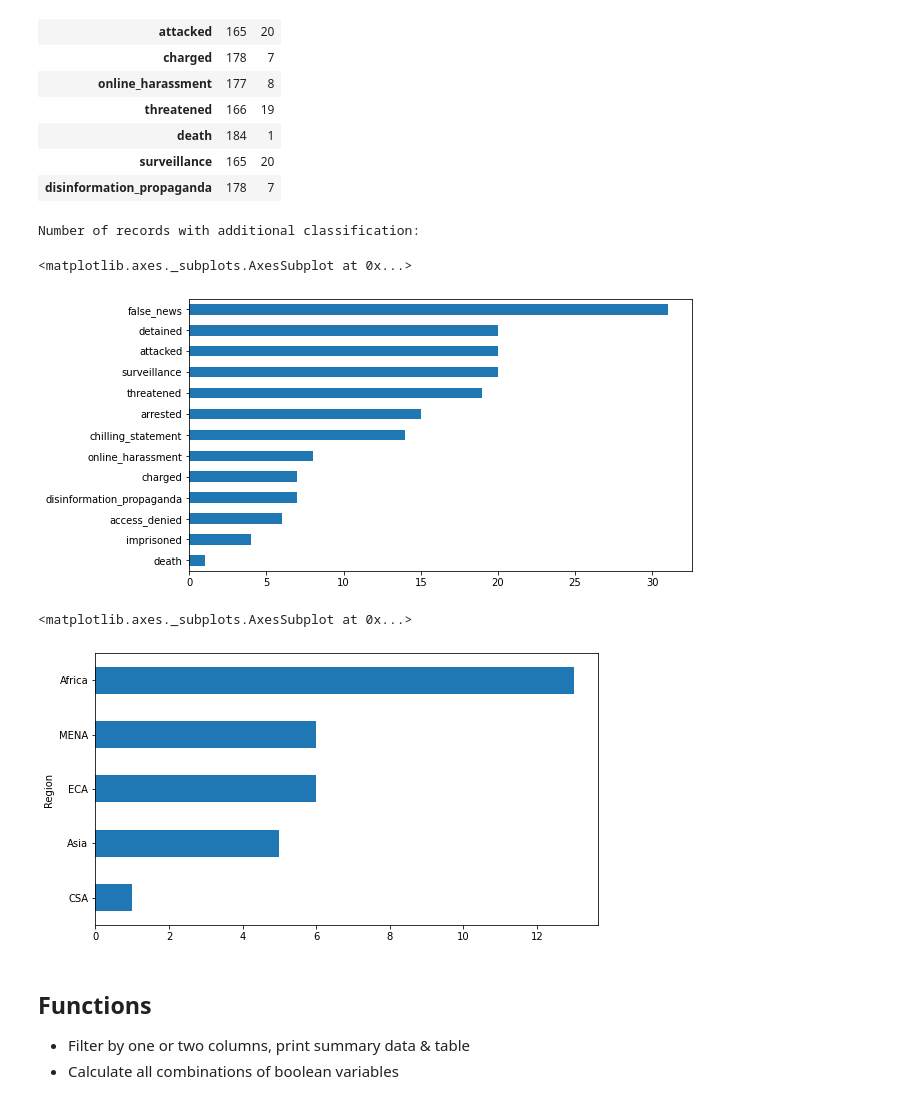
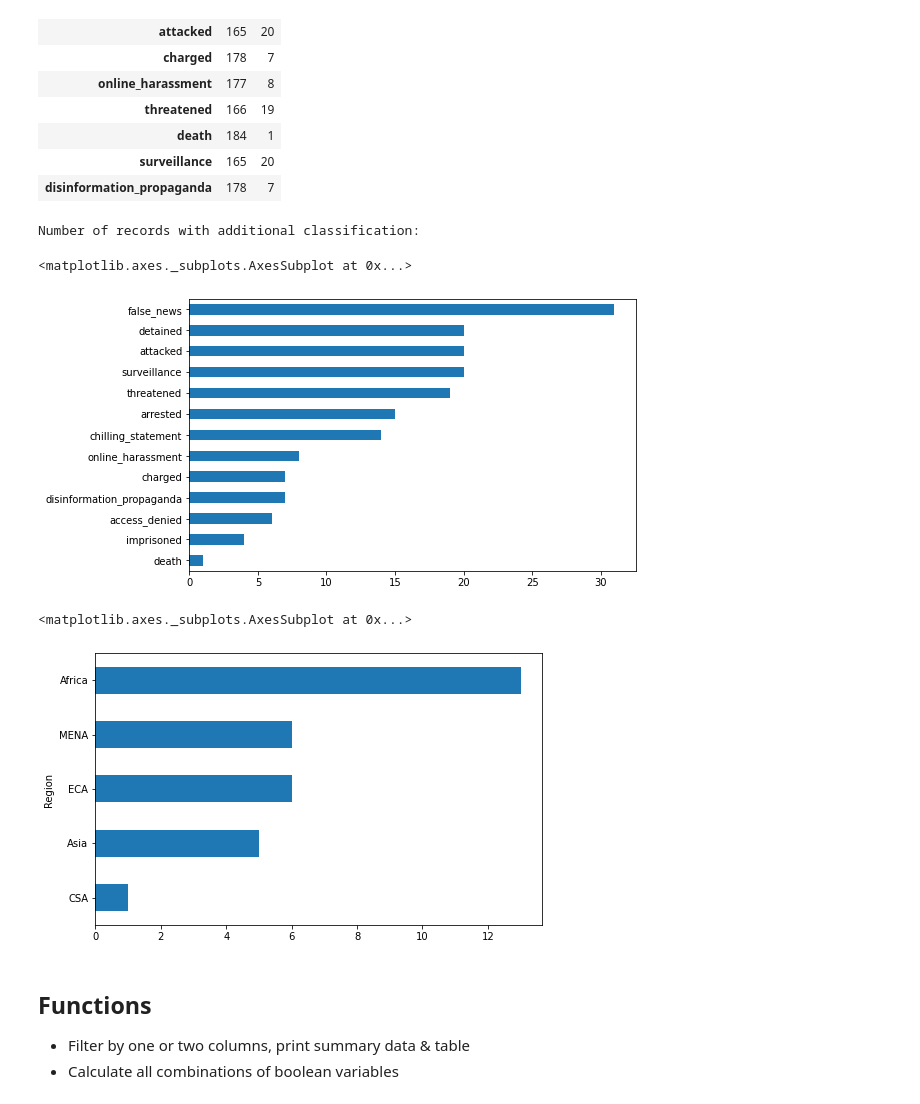
Before and after one commit to cmdelaserna/coronavirus, a Jupyter notebook: notebooks/Coronavirus Tracker analysis.ipynb, the cells around one changed output. Cells and saved outputs as stored; diff of their text form; code cells hidden in the pictures.

```diff
--- a/notebooks/Coronavirus Tracker analysis.ipynb
+++ b/notebooks/Coronavirus Tracker analysis.ipynb
@@ -289,20 +289,20 @@ tags
 # %%
 #Summary of values in boolean columns
 tags = df[columns_to_boolean].apply(pd.Series.value_counts).T
 print("Number of records with additional classification:")
 tags[1].sort_values(ascending = False)
-tags[1].sort_values(ascending = False).sort_values().plot(kind='barh', figsize=(9,5))
+tags[1].sort_values(ascending = False).sort_values().plot(kind='barh', figsize=(8,5))
 # %% [output]
 Number of records with additional classification:
 <matplotlib.axes._subplots.AxesSubplot at 0x...>
-[figure, old version]
+[figure, new version]
 # %%
 regions_false_news = df.loc[df['false_news'] == 1]
 
-regions_false_news.groupby(['Region '])['false_news'].count().sort_values().plot(kind='barh', figsize=(9,5))
+regions_false_news.groupby(['Region '])['false_news'].count().sort_values().plot(kind='barh', figsize=(8,5))
 # %% [output]
 <matplotlib.axes._subplots.AxesSubplot at 0x...>
-[figure, old version]
+[figure, new version]
 # %% [markdown]
 ## Functions
 - Filter by one or two columns, print summary data & table
```
Also changed, not shown: parts of 18 cells of this notebook.
